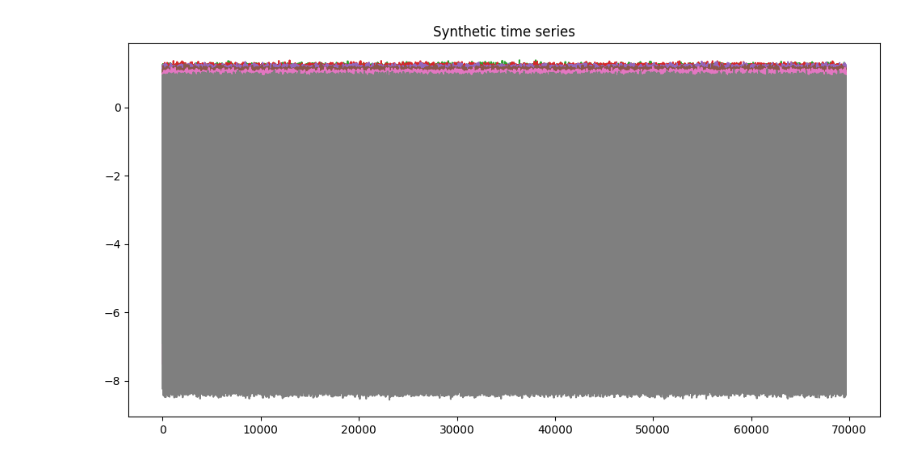
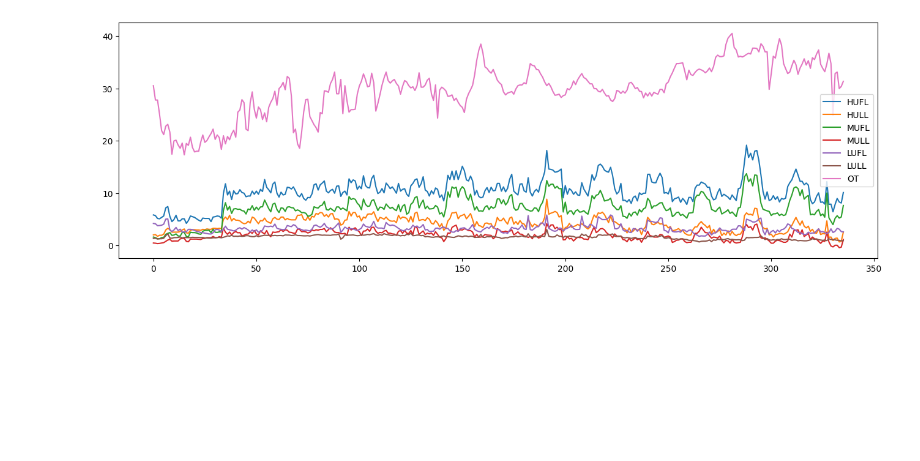
Before and after one commit to intsystems/2024-Project-152, a Jupyter notebook: Divilkovskiy2024SourceSpace/code/experiment_ETT.ipynb, the cells around one changed output. Saved outputs shown, nothing was run; the diff lists cells and outputs as text; code cells hidden in the pictures; blank space fills up the shorter version.

```diff
--- a/Divilkovskiy2024SourceSpace/code/experiment_ETT.ipynb
+++ b/Divilkovskiy2024SourceSpace/code/experiment_ETT.ipynb
@@ -45,22 +45,34 @@ def get_two_answers(T, X_, SigmaT1):
     A = (SigmaT1 - T/(T+1) * SigmaT) * (T+1)**2/T
     U, S, Vh = np.linalg.svd(A, full_matrices=False)
     return (-np.sqrt(S[0]) * U.T[0].reshape(N, 1) + muT.reshape(N, 1)).T, (np.sqrt(S[0]) * U.T[0].reshape(N, 1) + muT.reshape(N, 1)).T
-# %%
-data = pd.read_csv('ETTm1.csv')
-
-T = data.shape[0]
-N = data.shape[1]
-
-X = data.T.to_numpy()
-for i in range(N):
-    X[:, i] = np.sin(np.arange(T) / 2) * i**0.7 + np.cos(np.arange(T) / 3) - i * 0.5 + np.random.normal(0, 0.05, T)
-
-plt.figure(figsize=(12, 6))
-plt.plot(X)
-plt.title('Synthetic time series')
-plt.show()
-# %% [output]
-[figure, removed]
+# %%
+df = pd.read_csv('./ETTh1.csv')
+df = df[['HUFL', 'HULL', 'MUFL', 'MULL', 'LUFL', 'LULL', 'OT']]
+
+HUFL = df['HUFL']
+HULL = df['HULL']
+MUFL = df['MUFL']
+MULL = df['MULL']
+LUFL = df['LUFL']
+LULL = df['LULL']
+OT = df['OT']
+TIME = 24 * 7 * 2
+plt.figure(figsize=(16, 5))
+plt.plot(HUFL[:TIME], label='HUFL')
+plt.plot(HULL[:TIME], label='HULL')
+plt.plot(MUFL[:TIME], label='MUFL')
+plt.plot(MULL[:TIME], label='MULL')
+plt.plot(LUFL[:TIME], label='LUFL')
+plt.plot(LULL[:TIME], label='LULL')
+plt.plot(OT[:TIME], label='OT')
+plt.legend()
+plt.show()
+
+X = np.array([HUFL, HULL, MUFL, MULL, LUFL, LULL, OT]).T
+T = X.shape[0]
+N = X.shape[1]
+# %% [output]
+[figure, added]
 # %%
 # Experiment with K = 2, T1 = 10, T2 = 20, N(0, 0.01) noise
 
```
Also changed, not shown: parts of 9 cells of this notebook, 3 other files.
